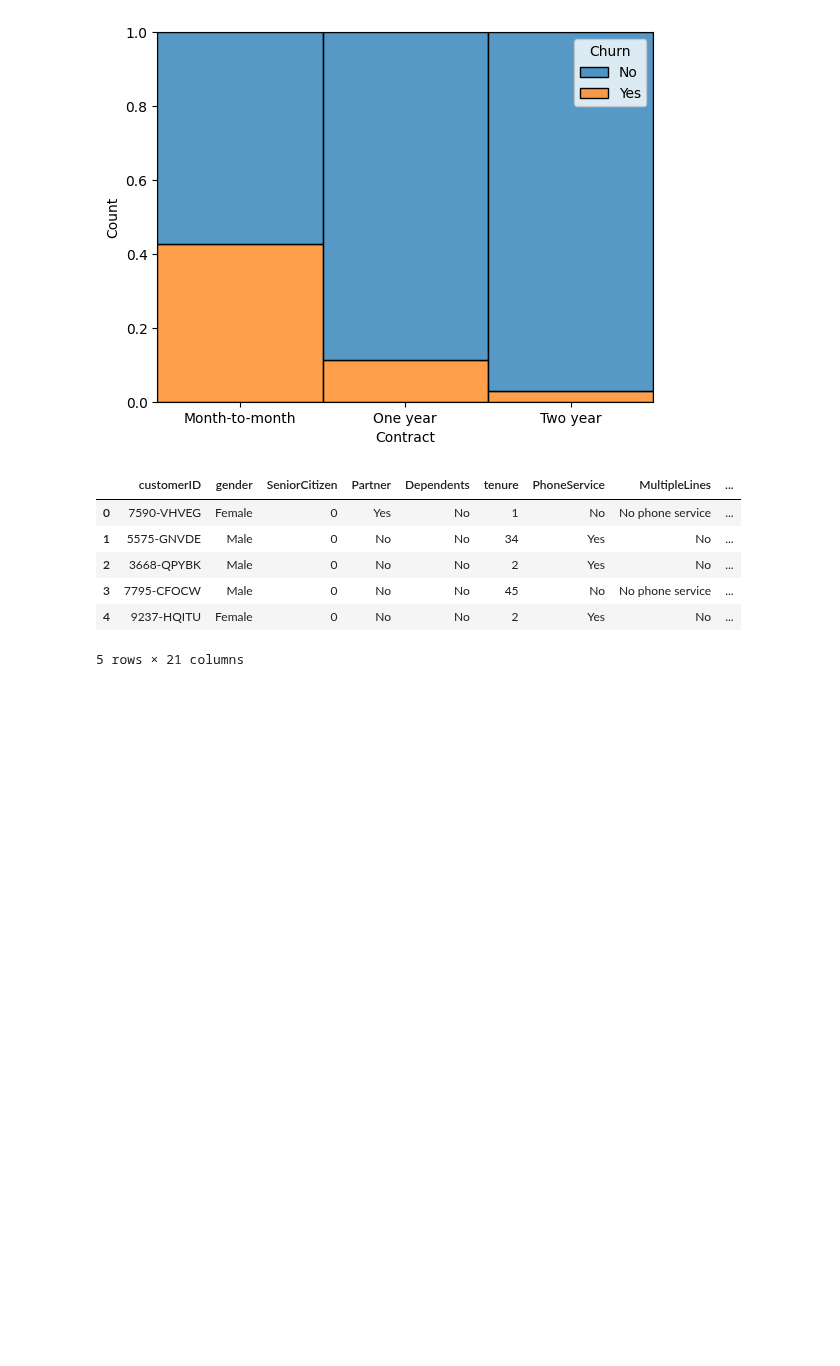
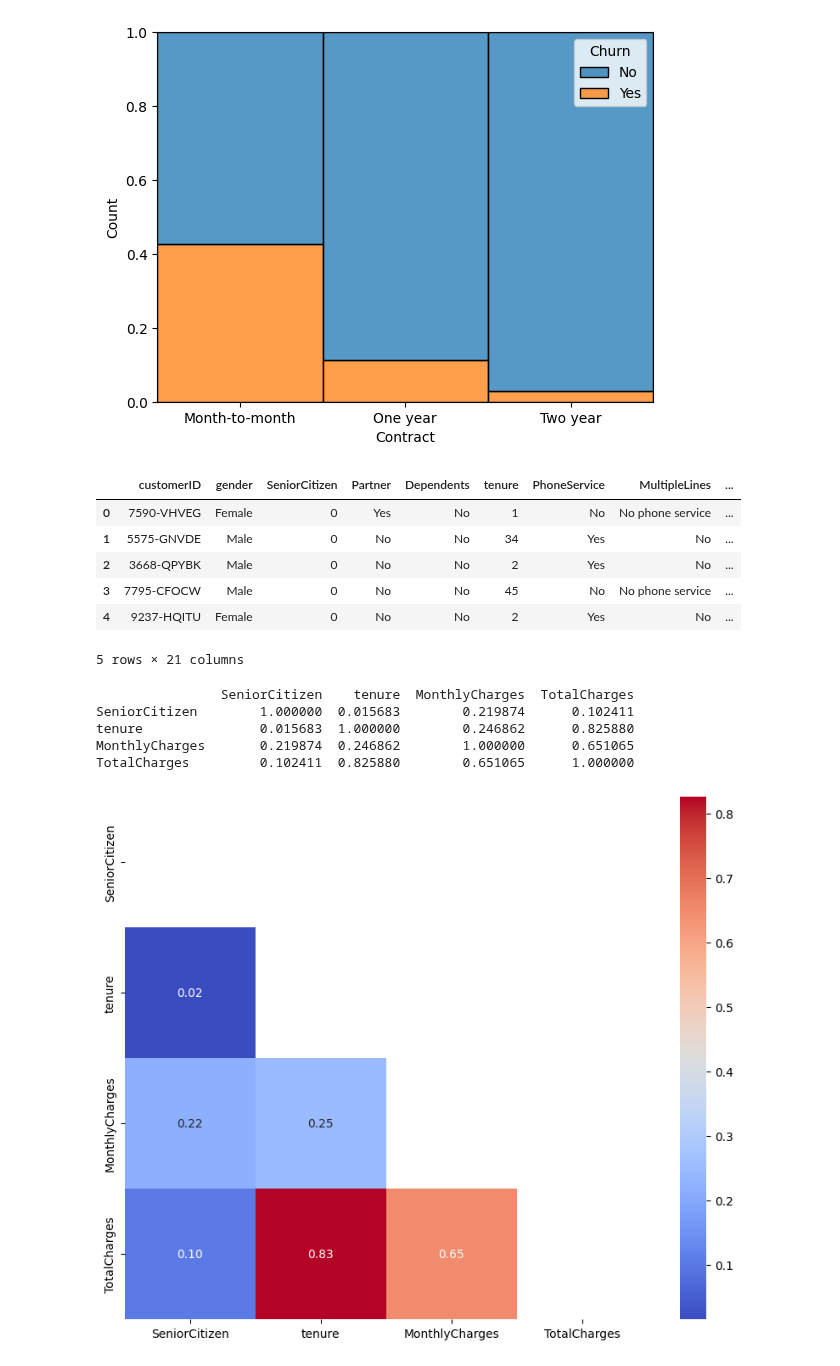
Before and after one commit to carookim/Python, a Jupyter notebook: pandas-data-analysis/part7/7.4.review2.ipynb, the cells around one changed output. Saved outputs shown, nothing was run; the diff lists cells and outputs as text; code cells hidden in the pictures; blank space fills up the shorter version.

```diff
--- a/pandas-data-analysis/part7/7.4.review2.ipynb
+++ b/pandas-data-analysis/part7/7.4.review2.ipynb
@@ -419,16 +416,41 @@ df.head()
 # %%
 # 학생 풀이
 import numpy as np
 import matplotlib.pyplot as plt
 import seaborn as sns
+
 
 # 데이터 베이스 복사
 new_df2 = df.copy()
 
 # 결측치 NaN 변환
 new_df2['TotalCharges'] = pd.to_numeric(new_df2['TotalCharges'],errors='coerce')
 
 # 결측치 제거
 new_df2 = new_df2.dropna()
 
-# 범주형 데이터를 변환, onehot으로 변경하기
+# 상관계수 계산
+corr = new_df2.corr(numeric_only=True)
+print(corr)
+
+# 마스크 생성( 하단 부분이 나오게 설정)
+mask = np.triu(np.ones_like(corr, dtype=bool)) # ^
+
+# 히트맵 그리기
+plt.figure(figsize=(10, 8))
+sns.heatmap(corr, mask=mask, cmap='coolwarm',
+            annot=True, fmt=".2f", cbar=True, square=True)
+plt.show()
+
+# Totalcharge 와 tenure 가 유사도가 높고, 제시된 문제에 Totalcharge를 삭제하는 것을 요청
+
+# Totalcharge 행 삭제
+new_df2.drop('TotalCharges', axis=1, inplace=True) # axis
+                                                   # inplace
+# %% [output]
+                SeniorCitizen    tenure  MonthlyCharges  TotalCharges
+SeniorCitizen        1.000000  0.015683        0.219874      0.102411
+tenure               0.015683  1.000000        0.246862      0.825880
+MonthlyCharges       0.219874  0.246862        1.000000      0.651065
+TotalCharges         0.102411  0.825880        0.651065      1.000000
+[figure, added]
```
Also changed, not shown: parts of 6 cells of this notebook.
